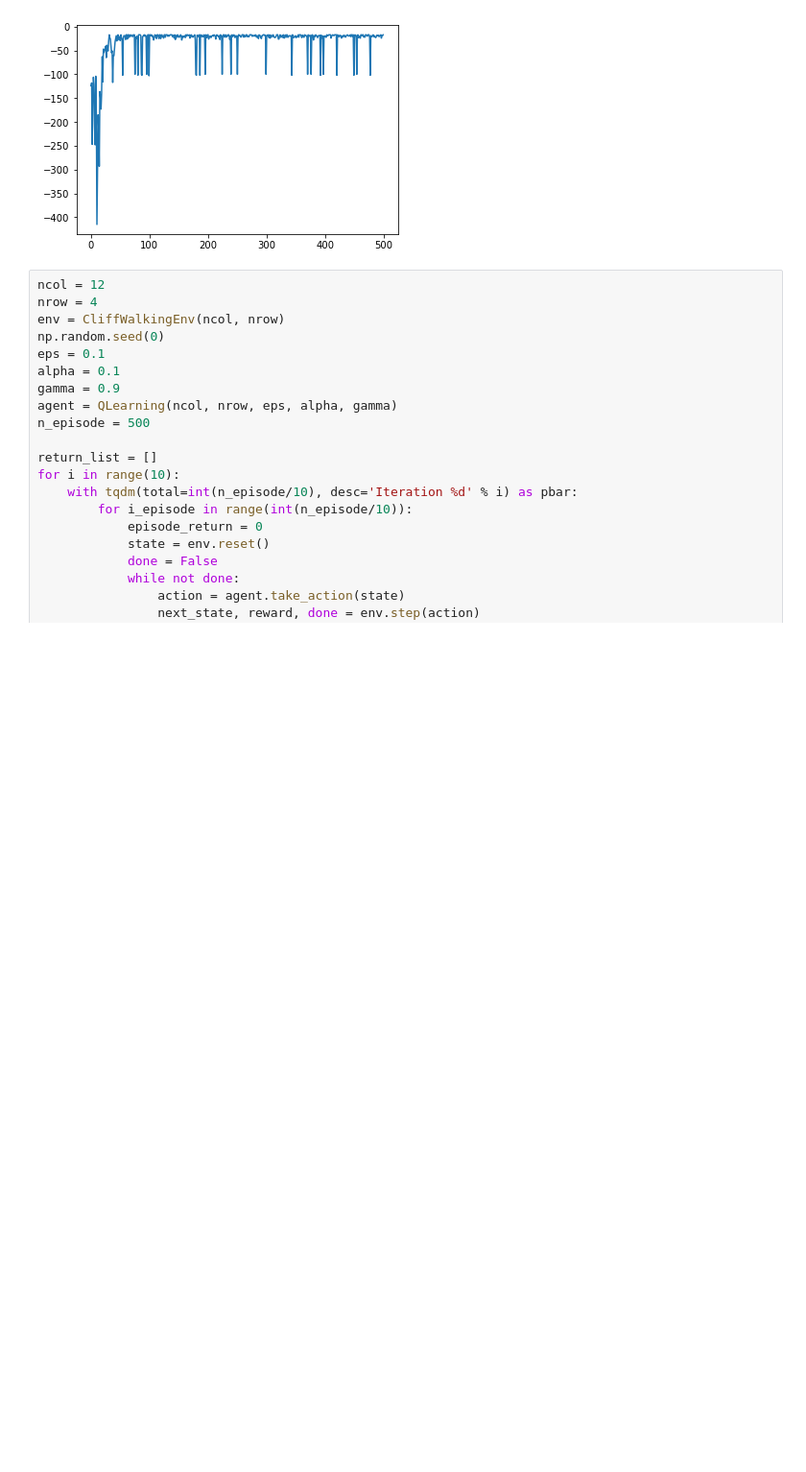
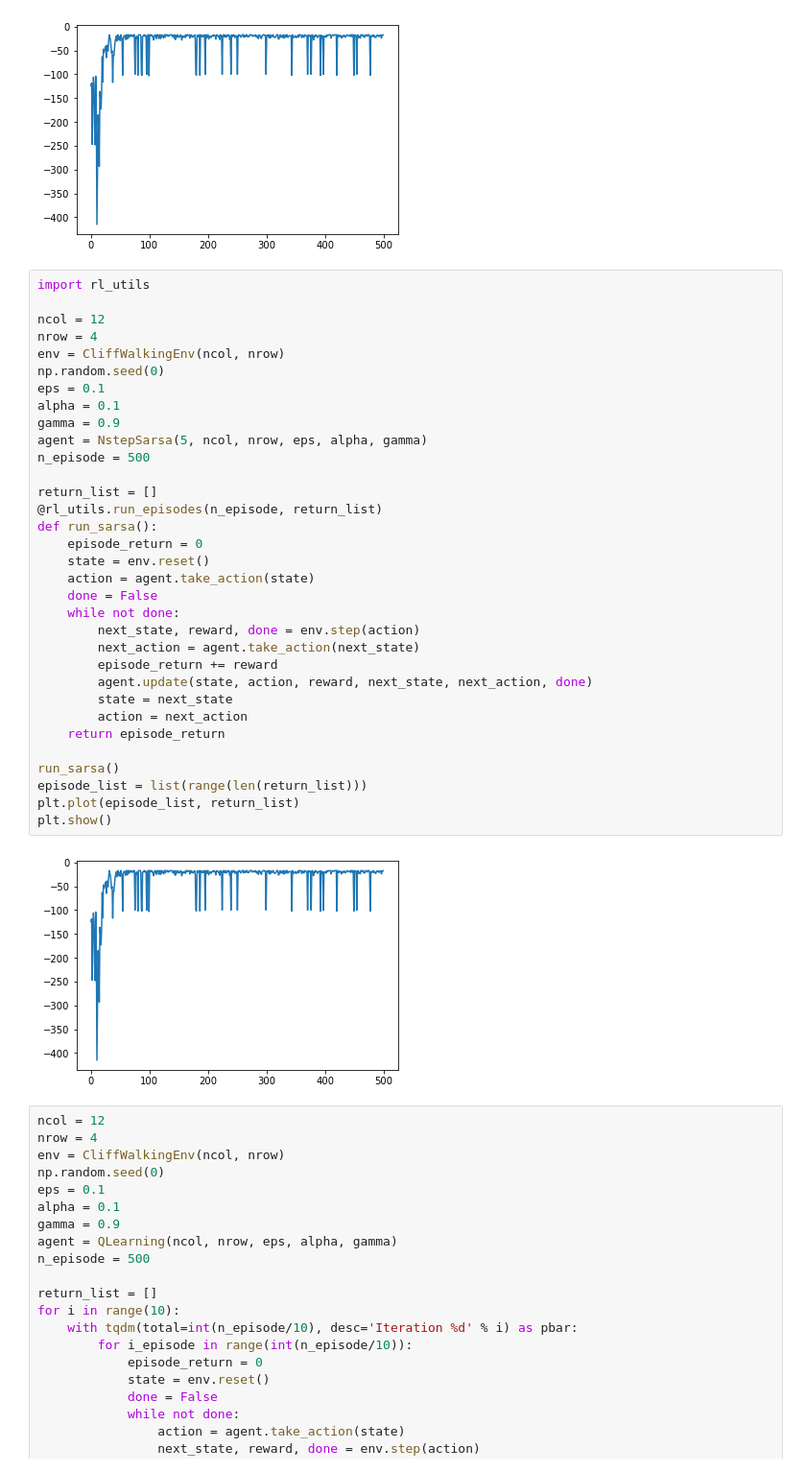
Before and after one commit to coverdark/hrl, a Jupyter notebook: TD.ipynb, the cells around one changed output. Shown: that part at 96% size. Saved outputs shown, nothing was run; the diff lists cells and outputs as text; blank space fills up the shorter version.

Commit message:
add run_episode

```diff
--- a/TD.ipynb
+++ b/TD.ipynb
@@ -132,6 +132,41 @@ plt.plot(episode_list, return_list)
 plt.show()
 # %% [output]
 [figure]
+# %%
+import rl_utils
+
+ncol = 12
+nrow = 4
+env = CliffWalkingEnv(ncol, nrow)
+np.random.seed(0)
+eps = 0.1
+alpha = 0.1
+gamma = 0.9
+agent = NstepSarsa(5, ncol, nrow, eps, alpha, gamma)
+n_episode = 500
+
+return_list = []
+@rl_utils.run_episodes(n_episode, return_list)
+def run_sarsa():
+    episode_return = 0
+    state = env.reset()
+    action = agent.take_action(state)
+    done = False
+    while not done:
+        next_state, reward, done = env.step(action)
+        next_action = agent.take_action(next_state)
+        episode_return += reward
+        agent.update(state, action, reward, next_state, next_action, done)
+        state = next_state
+        action = next_action
+    return episode_return
+
+run_sarsa()
+episode_list = list(range(len(return_list)))
+plt.plot(episode_list, return_list)
+plt.show()
+# %% [output]
+[figure, added]
 # %%
 ncol = 12
 nrow = 4
```
Also changed, not shown: 3 other files.
